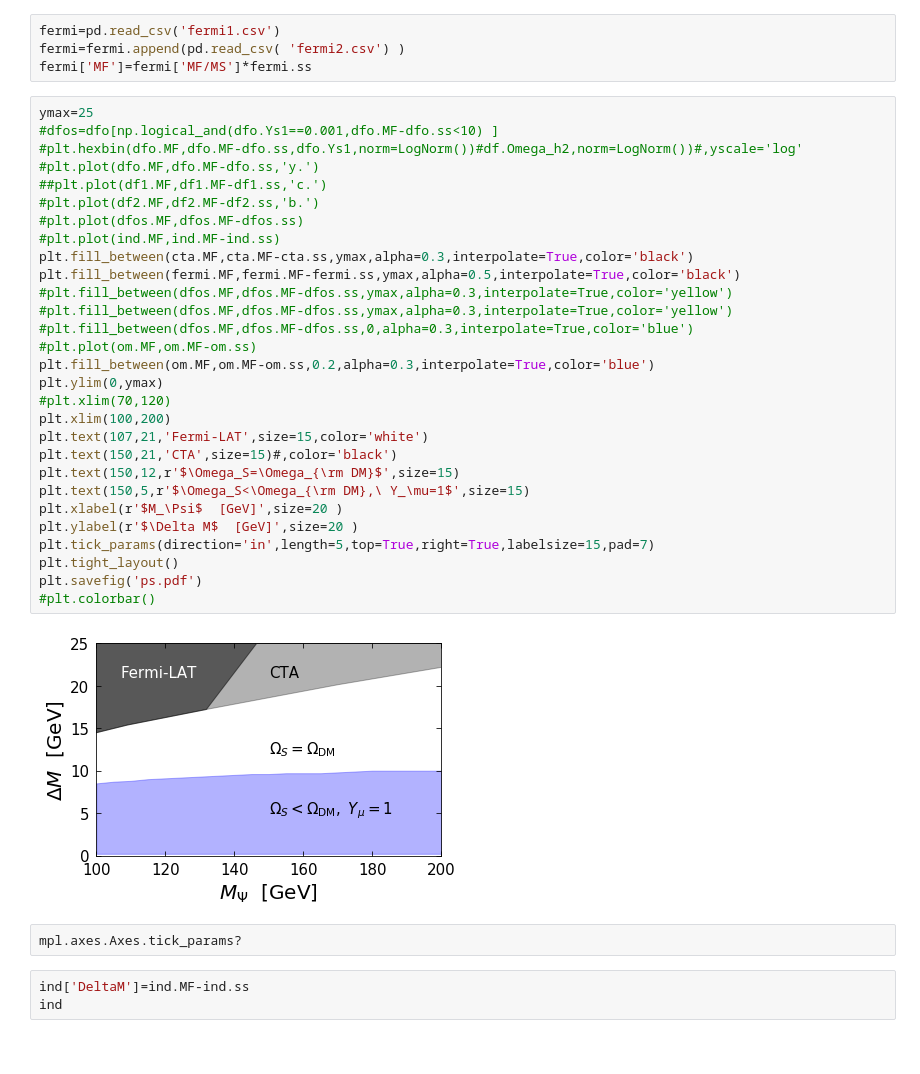
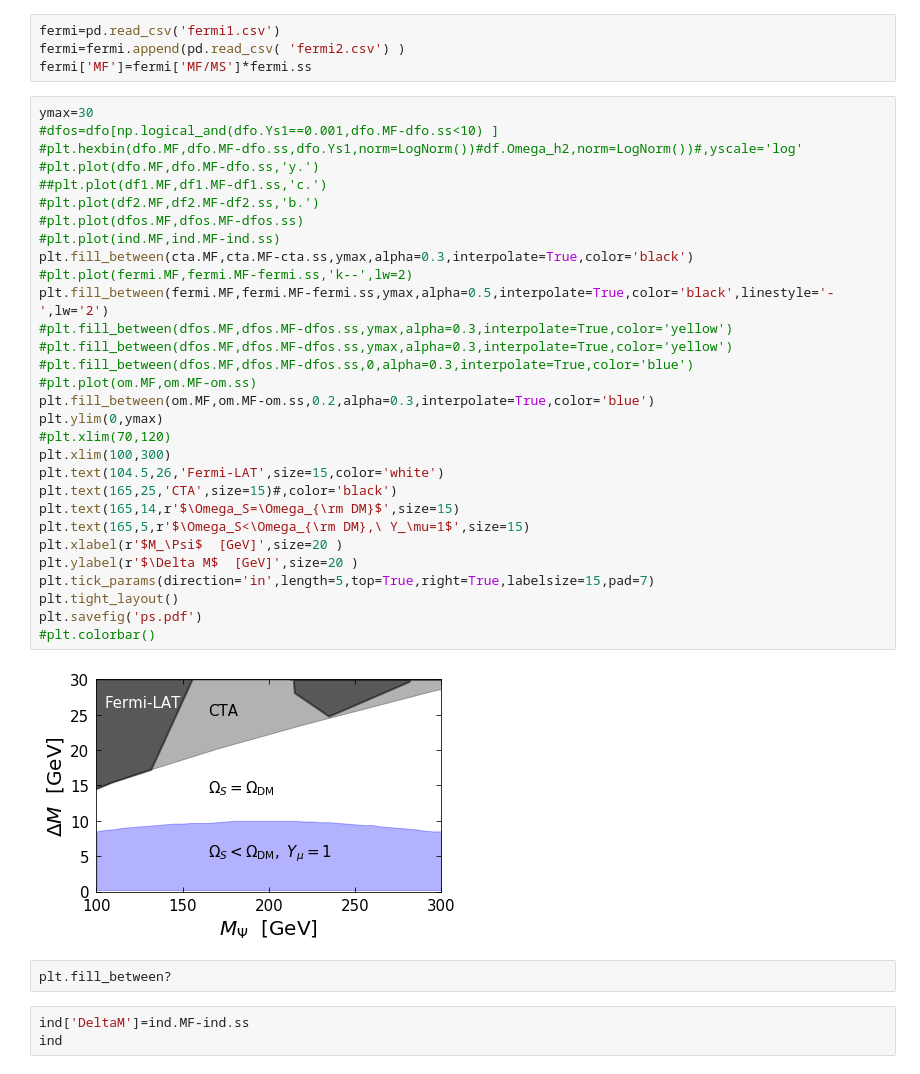
Before and after one commit to restrepo/BSM-Submodules, a Jupyter notebook: BSM/plot.ipynb, the cells around one changed output. Drawn from its saved outputs; the diff is of its cells as text.

Commit message:
including fermi-lat

```diff
--- a/BSM/plot.ipynb
+++ b/BSM/plot.ipynb
@@ -52,38 +52,39 @@ fermi=pd.read_csv('fermi1.csv')
 fermi=fermi.append(pd.read_csv( 'fermi2.csv') )
 fermi['MF']=fermi['MF/MS']*fermi.ss
 # %%
-ymax=25
+ymax=30
 #dfos=dfo[np.logical_and(dfo.Ys1==0.001,dfo.MF-dfo.ss<10) ]
 #plt.hexbin(dfo.MF,dfo.MF-dfo.ss,dfo.Ys1,norm=LogNorm())#df.Omega_h2,norm=LogNorm())#,yscale='log'
 #plt.plot(dfo.MF,dfo.MF-dfo.ss,'y.')
 ##plt.plot(df1.MF,df1.MF-df1.ss,'c.')
 #plt.plot(df2.MF,df2.MF-df2.ss,'b.')
 #plt.plot(dfos.MF,dfos.MF-dfos.ss)
 #plt.plot(ind.MF,ind.MF-ind.ss)
 plt.fill_between(cta.MF,cta.MF-cta.ss,ymax,alpha=0.3,interpolate=True,color='black')
-plt.fill_between(fermi.MF,fermi.MF-fermi.ss,ymax,alpha=0.5,interpolate=True,color='black')
+#plt.plot(fermi.MF,fermi.MF-fermi.ss,'k--',lw=2)
+plt.fill_between(fermi.MF,fermi.MF-fermi.ss,ymax,alpha=0.5,interpolate=True,color='black',linestyle='-',lw='2')
 #plt.fill_between(dfos.MF,dfos.MF-dfos.ss,ymax,alpha=0.3,interpolate=True,color='yellow')
 #plt.fill_between(dfos.MF,dfos.MF-dfos.ss,ymax,alpha=0.3,interpolate=True,color='yellow')
 #plt.fill_between(dfos.MF,dfos.MF-dfos.ss,0,alpha=0.3,interpolate=True,color='blue')
 #plt.plot(om.MF,om.MF-om.ss)
 plt.fill_between(om.MF,om.MF-om.ss,0.2,alpha=0.3,interpolate=True,color='blue')
 plt.ylim(0,ymax)
 #plt.xlim(70,120)
-plt.xlim(100,200)
-plt.text(107,21,'Fermi-LAT',size=15,color='white')
-plt.text(150,21,'CTA',size=15)#,color='black')
-plt.text(150,12,r'$\Omega_S=\Omega_{\rm DM}$',size=15)
-plt.text(150,5,r'$\Omega_S<\Omega_{\rm DM},\ Y_\mu=1$',size=15)
+plt.xlim(100,300)
+plt.text(104.5,26,'Fermi-LAT',size=15,color='white')
+plt.text(165,25,'CTA',size=15)#,color='black')
+plt.text(165,14,r'$\Omega_S=\Omega_{\rm DM}$',size=15)
+plt.text(165,5,r'$\Omega_S<\Omega_{\rm DM},\ Y_\mu=1$',size=15)
 plt.xlabel(r'$M_\Psi$  [GeV]',size=20 )
 plt.ylabel(r'$\Delta M$  [GeV]',size=20 )
 plt.tick_params(direction='in',length=5,top=True,right=True,labelsize=15,pad=7)
 plt.tight_layout()
 plt.savefig('ps.pdf')
 #plt.colorbar()
 # %% [output]
-[figure, old version]
+[figure, new version]
-# %%
-mpl.axes.Axes.tick_params?
+# %%
+plt.fill_between?
 # %%
 ind['DeltaM']=ind.MF-ind.ss
 ind
```
Also changed, not shown: 2 other files.
